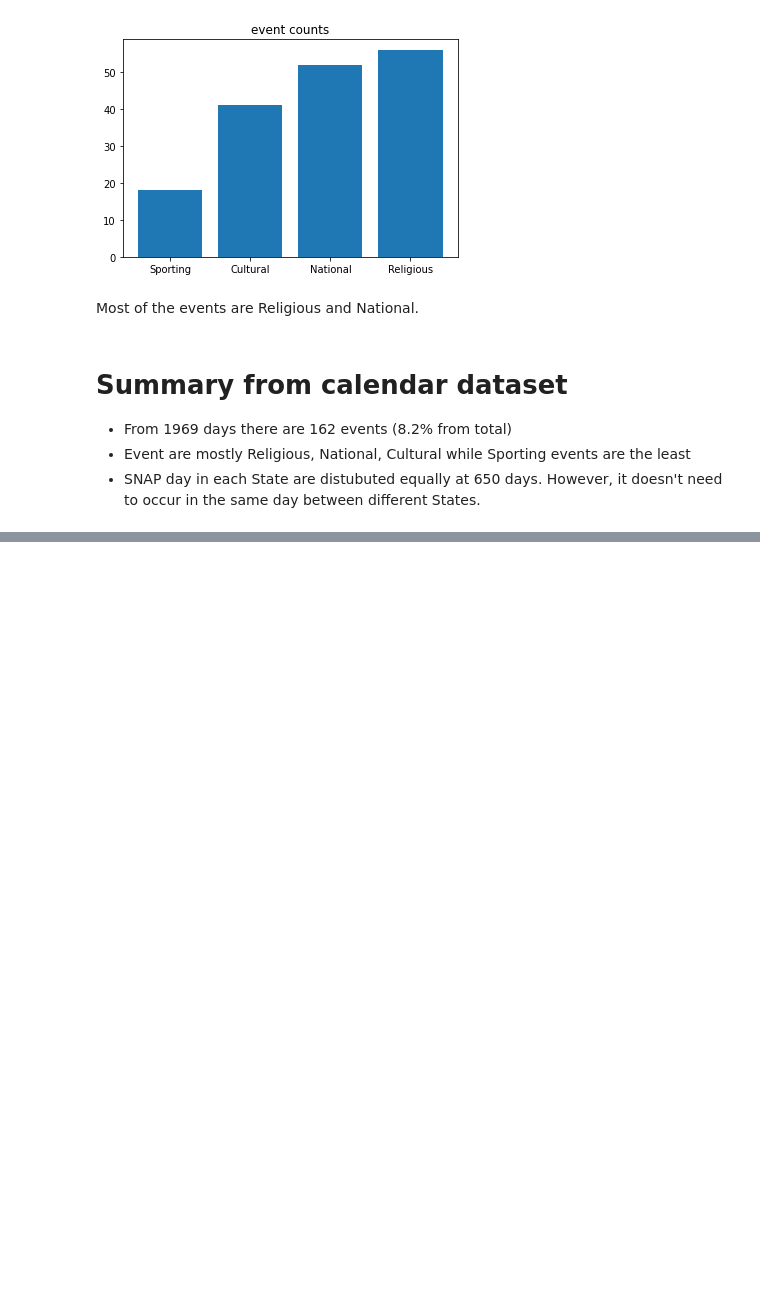
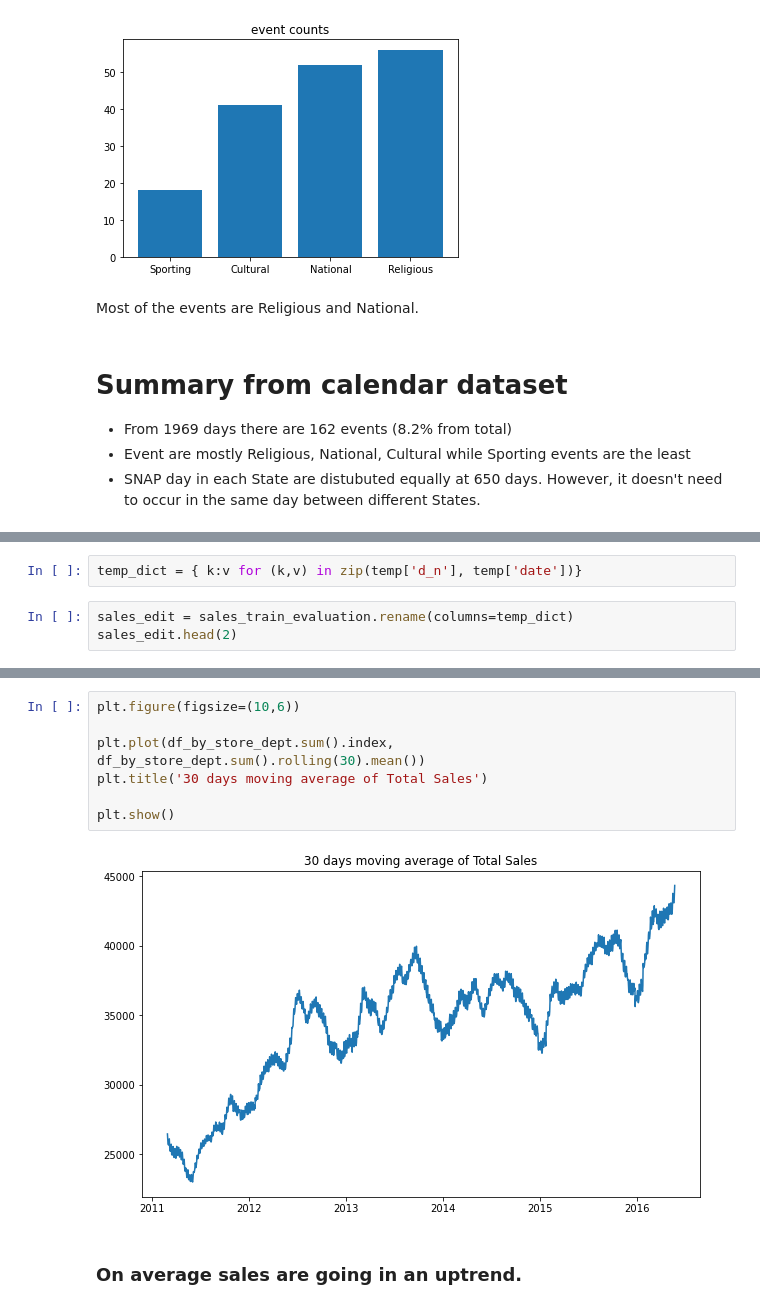
Before and after one commit to soi130/M5_case_study, a Jupyter notebook: M5_analysis.ipynb, the cells around one changed output, grey strips where cells are left out. Cells and saved outputs as stored; diff of their text form; blank space fills up the shorter version.

```diff
--- a/M5_analysis.ipynb
+++ b/M5_analysis.ipynb
@@ -331,0 +370,5 @@ Most of the events are Religious and National.
+# %%
+temp_dict = { k:v for (k,v) in zip(temp['d_n'], temp['date'])}
+# %%
+sales_edit = sales_train_evaluation.rename(columns=temp_dict)
+sales_edit.head(2)
@@ -331,0 +444,11 @@ Most of the events are Religious and National.
+# %%
+plt.figure(figsize=(10,6))
+
+plt.plot(df_by_store_dept.sum().index, df_by_store_dept.sum().rolling(30).mean())
+plt.title('30 days moving average of Total Sales')
+
+plt.show()
+# %% [output]
+[figure, added]
+# %% [markdown]
+### On average sales are going in an uptrend.
```
Also changed, not shown: parts of 33 cells of this notebook.
